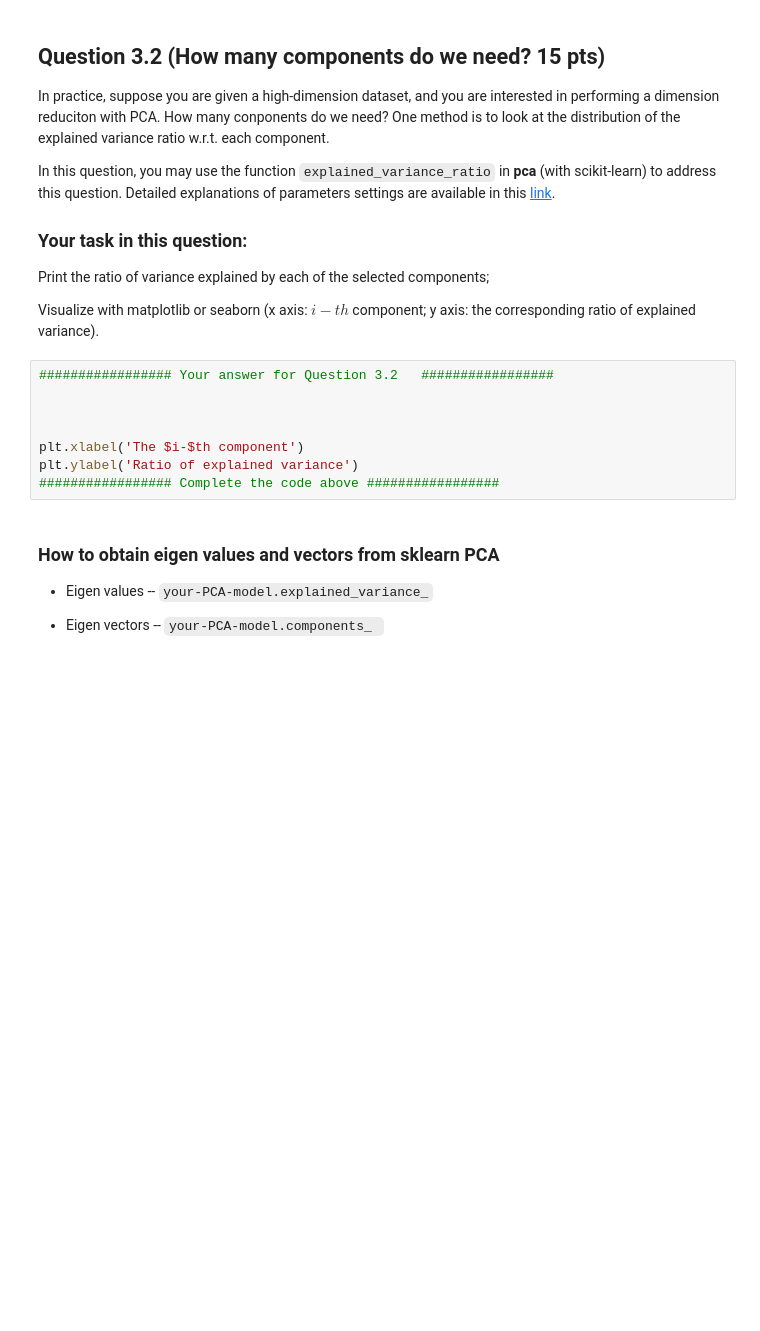
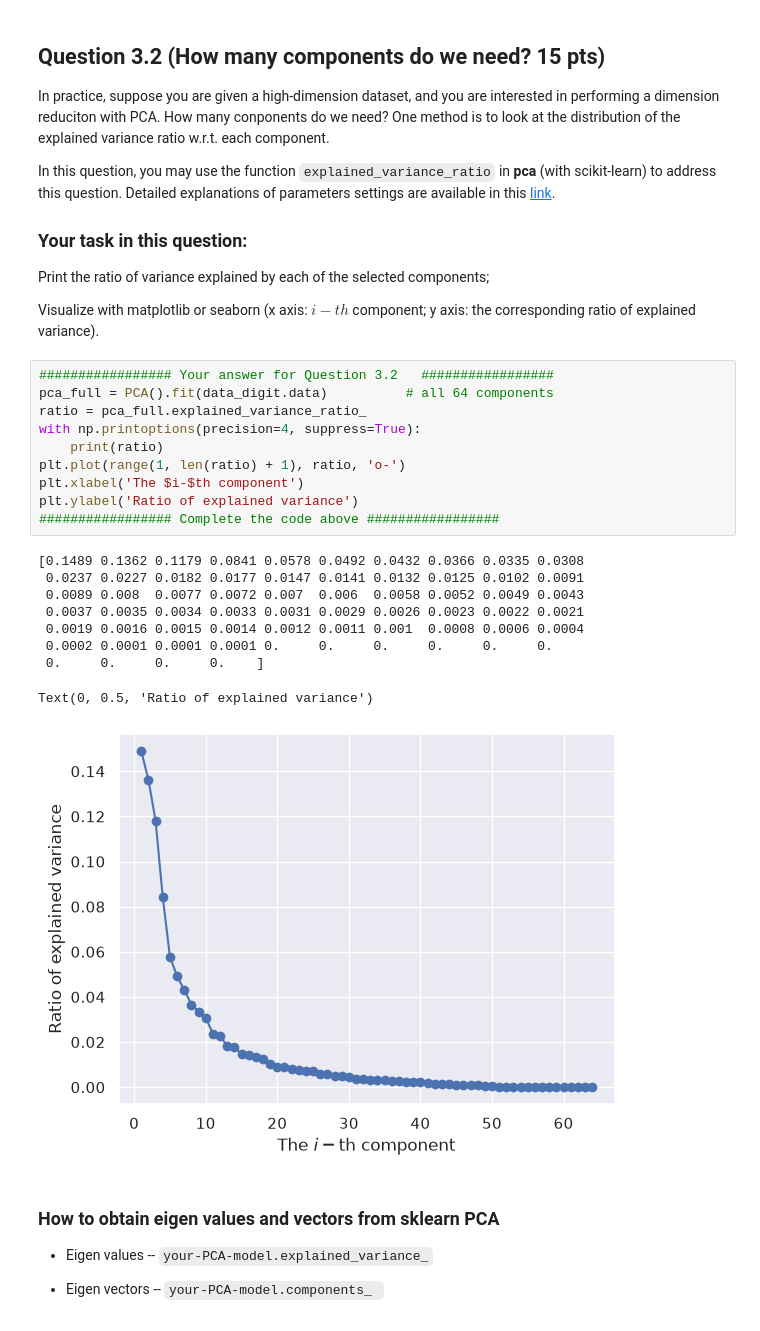
Before and after one commit to yizhongzoe-cloud/assignments, a Jupyter notebook: Assignment2/Assignment2.ipynb, the cells around one changed output. Cells and saved outputs as stored; diff of their text form; blank space fills up the shorter version.

```diff
--- a/Assignment2/Assignment2.ipynb
+++ b/Assignment2/Assignment2.ipynb
@@ -303,12 +368,24 @@ Print the ratio of variance explained by each of the selected components;
 Visualize with matplotlib or seaborn (x axis: $i-th$ component; y axis: the corresponding ratio of explained variance).
 # %%
 ################# Your answer for Question 3.2   #################
-
-
-
+pca_full = PCA().fit(data_digit.data)          # all 64 components
+ratio = pca_full.explained_variance_ratio_
+with np.printoptions(precision=4, suppress=True):
+    print(ratio)
+plt.plot(range(1, len(ratio) + 1), ratio, 'o-')
 plt.xlabel('The $i-$th component')
 plt.ylabel('Ratio of explained variance')
 ################# Complete the code above #################
+# %% [output]
+[0.1489 0.1362 0.1179 0.0841 0.0578 0.0492 0.0432 0.0366 0.0335 0.0308
+ 0.0237 0.0227 0.0182 0.0177 0.0147 0.0141 0.0132 0.0125 0.0102 0.0091
+ 0.0089 0.008  0.0077 0.0072 0.007  0.006  0.0058 0.0052 0.0049 0.0043
+ 0.0037 0.0035 0.0034 0.0033 0.0031 0.0029 0.0026 0.0023 0.0022 0.0021
+ 0.0019 0.0016 0.0015 0.0014 0.0012 0.0011 0.001  0.0008 0.0006 0.0004
+ 0.0002 0.0001 0.0001 0.0001 0.     0.     0.     0.     0.     0.
+ 0.     0.     0.     0.    ]
+Text(0, 0.5, 'Ratio of explained variance')
+[figure, added]
 # %% [markdown]
 ### How to obtain eigen values and vectors from sklearn PCA
 
```
Also changed, not shown: parts of 26 cells of this notebook, 19 other files.
